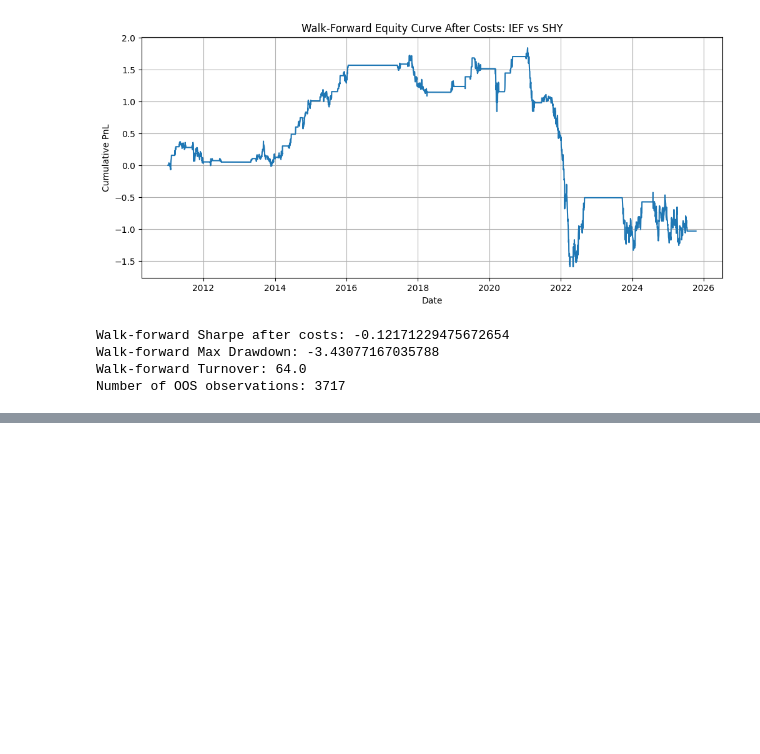
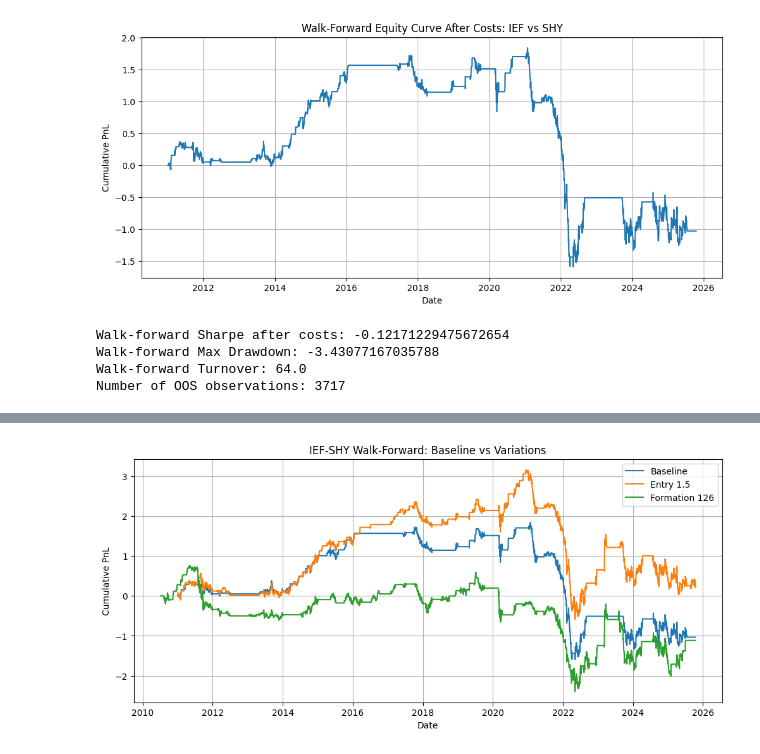
Before and after one commit to jen-dan/pairs-trading, a Jupyter notebook: notebooks/01_data_cleaning.ipynb, the cells around one changed output, grey strips where cells are left out. Saved outputs shown, nothing was run; the diff lists cells and outputs as text; code cells hidden in the pictures; blank space fills up the shorter version.

```diff
--- a/notebooks/01_data_cleaning.ipynb
+++ b/notebooks/01_data_cleaning.ipynb
@@ -881,0 +1043,31 @@ Number of OOS observations: 3717
+# %%
+pair_t1 = "IEF US Equity"
+pair_t2 = "SHY US Equity"
+pair_prices = all_prices[[pair_t1, pair_t2]].dropna().copy()
+
+baseline_run = run_walkforward_pair(
+    pair_prices, pair_t1, pair_t2,
+    formation_window=252,
+    trading_window=63,
+    entry_z=2.0,
+    exit_z=0.5,
+    cost_bps=5
+)
+
+variation_1 = run_walkforward_pair(
+    pair_prices, pair_t1, pair_t2,
+    formation_window=252,
+    trading_window=63,
+    entry_z=1.5,
+    exit_z=0.5,
+    cost_bps=5
+)
+
+variation_2 = run_walkforward_pair(
+    pair_prices, pair_t1, pair_t2,
+    formation_window=126,
+    trading_window=63,
+    entry_z=2.0,
+    exit_z=0.5,
+    cost_bps=5
+)
@@ -881,0 +1122,13 @@ Number of OOS observations: 3717
+# %%
+plt.figure(figsize=(12, 5))
+plt.plot(baseline_run["wf_df"].index, baseline_run["wf_df"]["equity_curve_after_cost"], label="Baseline")
+plt.plot(variation_1["wf_df"].index, variation_1["wf_df"]["equity_curve_after_cost"], label="Entry 1.5")
+plt.plot(variation_2["wf_df"].index, variation_2["wf_df"]["equity_curve_after_cost"], label="Formation 126")
+plt.title("IEF-SHY Walk-Forward: Baseline vs Variations")
+plt.xlabel("Date")
+plt.ylabel("Cumulative PnL")
+plt.legend()
+plt.grid(True)
+plt.show()
+# %% [output]
+[figure, added]
```
Also changed, not shown: parts of 9 cells of this notebook.
